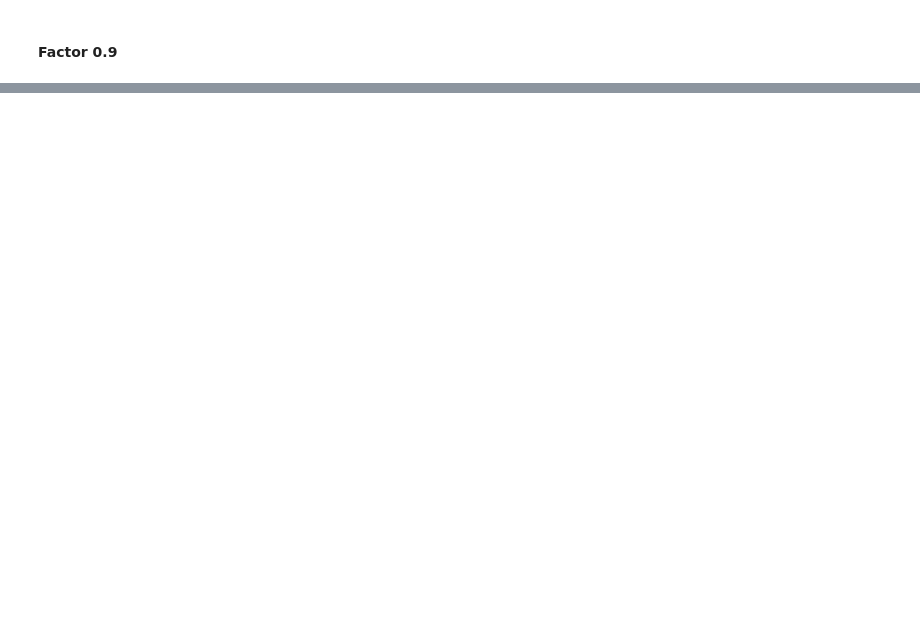
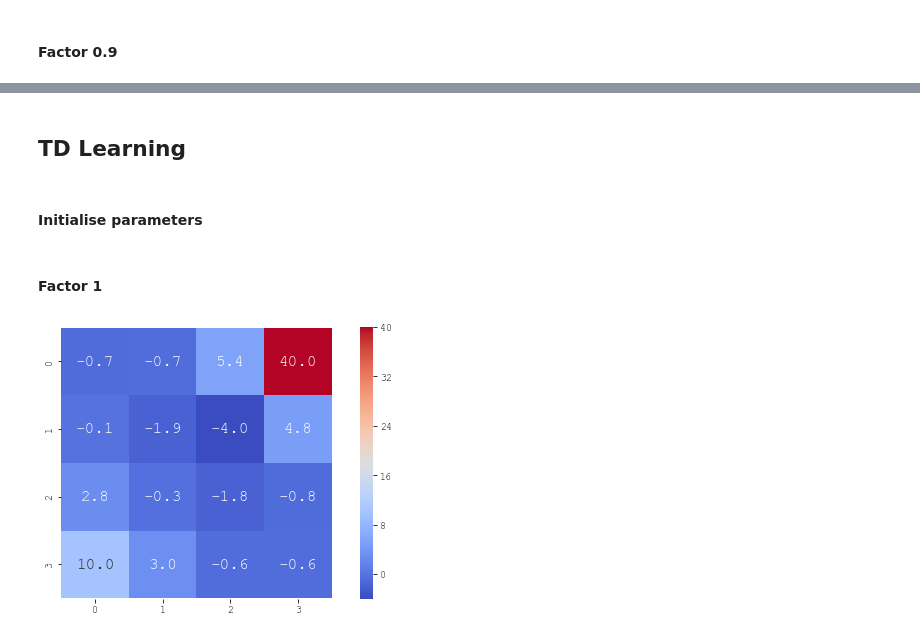
Before and after one commit to wolfsinem/AdaptiveSystems, a Jupyter notebook: evaluation/visualize_evaluation.ipynb, the cells around one changed output, grey strips where cells are left out. Cells and saved outputs as stored; diff of their text form; code cells hidden in the pictures; blank space fills up the shorter version.

Commit message:
add td learning visuals

```diff
--- a/evaluation/visualize_evaluation.ipynb
+++ b/evaluation/visualize_evaluation.ipynb
@@ -54,0 +64,18 @@ plot_state_value_grid(policy_eval2.reshape((4,4)))
+# %% [markdown]
+## TD Learning
+# %% [markdown]
+#### Initialise parameters
+# %%
+env = Maze(maze_coords,reversed_maze, step_cost=STEP_COST, max_ep_length=MAX_EP_LEN)
+# %%
+# factor 1
+policy_eval1 = td_learning(env, discount_factor=1)
+
+# factor 0.99
+policy_eval2 = td_learning(env, discount_factor=0.9)
+# %% [markdown]
+#### Factor 1
+# %%
+plot_state_value_grid(policy_eval1.reshape((4,4)))
+# %% [output]
+[figure, added]
```
Also changed, not shown: parts of 9 cells of this notebook.
